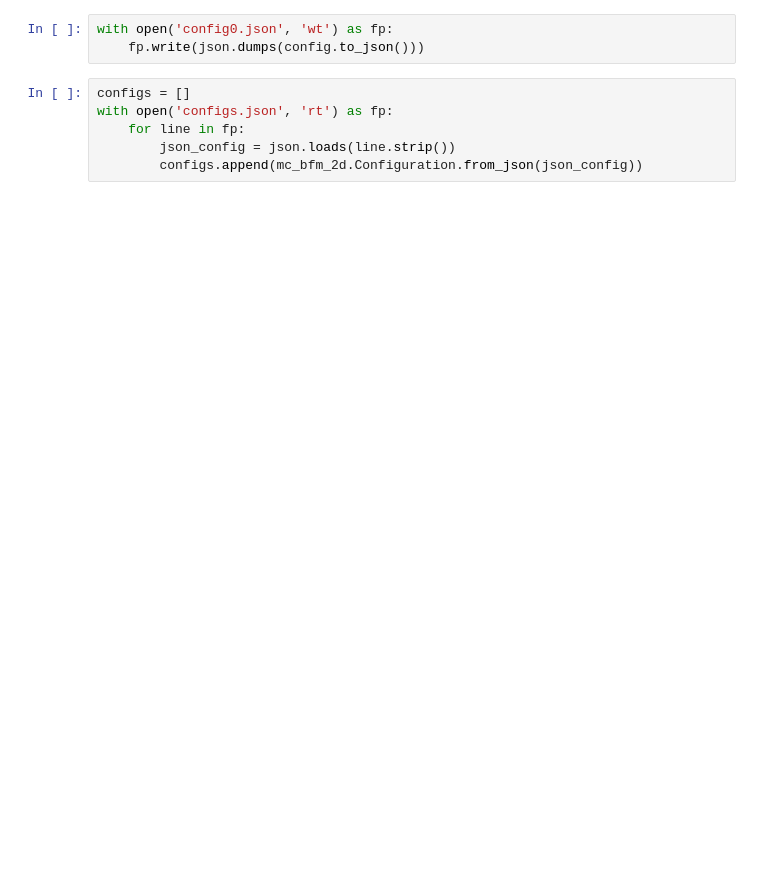
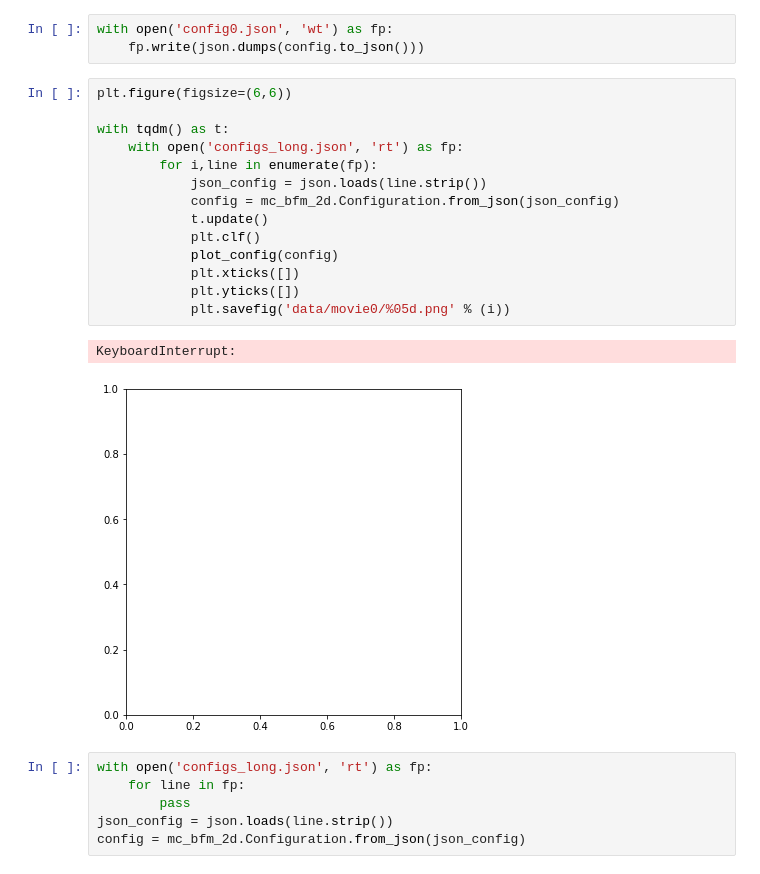
Before and after one commit to matthagy/mc_bfm_2d, a Jupyter notebook: python/xplr01.ipynb, the cells around one changed output. Saved outputs shown, nothing was run; the diff lists cells and outputs as text; blank space fills up the shorter version.

```diff
--- a/python/xplr01.ipynb
+++ b/python/xplr01.ipynb
@@ -70,9 +73,26 @@ plot_config(config)
 # %%
 with open('config0.json', 'wt') as fp:
     fp.write(json.dumps(config.to_json()))
+# %%
+plt.figure(figsize=(6,6))
+
+with tqdm() as t:
+    with open('configs_long.json', 'rt') as fp:
+        for i,line in enumerate(fp):
+            json_config = json.loads(line.strip())
+            config = mc_bfm_2d.Configuration.from_json(json_config)
+            t.update()
+            plt.clf()
+            plot_config(config)
+            plt.xticks([])
+            plt.yticks([])
+            plt.savefig('data/movie0/%05d.png' % (i))
+# %% [output]
+KeyboardInterrupt:
+[figure, added]
 # %%
-configs = []
-with open('configs.json', 'rt') as fp:
+with open('configs_long.json', 'rt') as fp:
     for line in fp:
-        json_config = json.loads(line.strip())
-        configs.append(mc_bfm_2d.Configuration.from_json(json_config))
+        pass
+json_config = json.loads(line.strip())
+config = mc_bfm_2d.Configuration.from_json(json_config)
```
Also changed, not shown: parts of 9 cells of this notebook, 1 other file.
